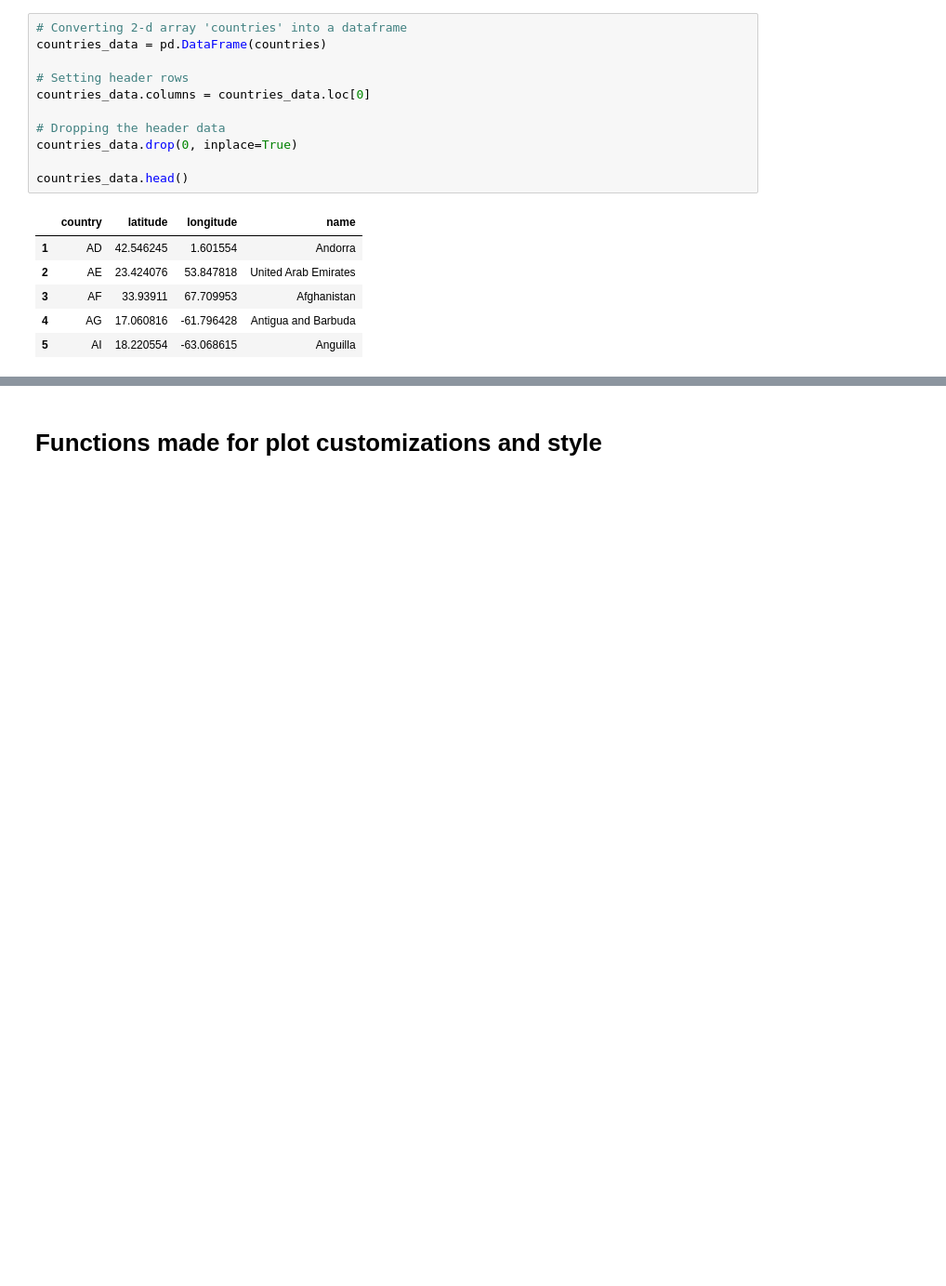
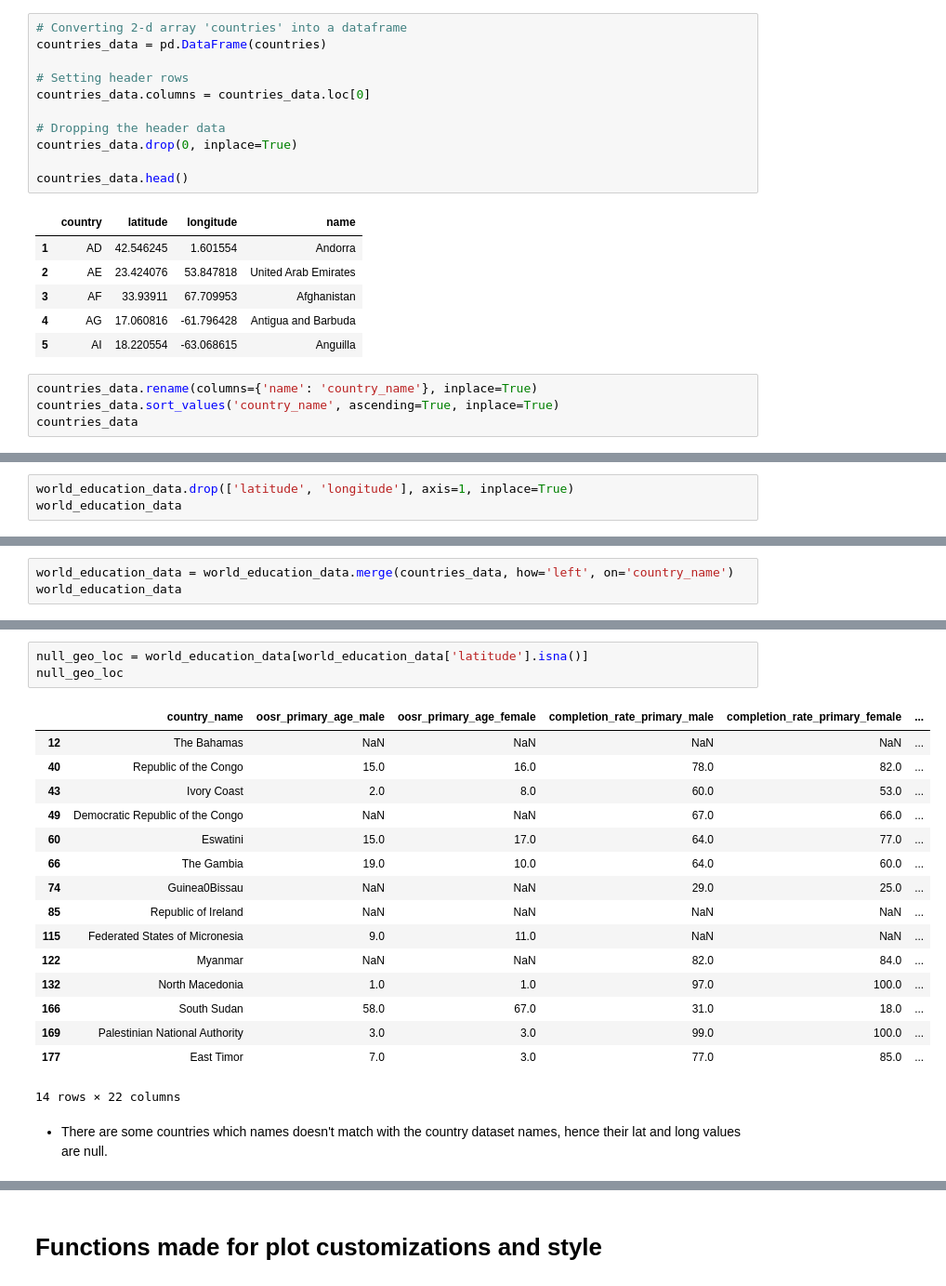
Before and after one commit to ali-bin-kashif/world-educational-dataset-analysis, a Jupyter notebook: world-education-data-analysis.ipynb, the cells around one changed output, grey strips where cells are left out. Shown: that part at 93% size. Cells and saved outputs as stored; diff of their text form; blank space fills up the shorter version.

```diff
--- a/world-education-data-analysis.ipynb
+++ b/world-education-data-analysis.ipynb
@@ -377,3 +389,7 @@ countries_data.head()
 | 3 | AF | 33.93911 | 67.709953 | Afghanistan |
 | 4 | AG | 17.060816 | -61.796428 | Antigua and Barbuda |
 | 5 | AI | 18.220554 | -63.068615 | Anguilla |
+# %%
+countries_data.rename(columns={'name': 'country_name'}, inplace=True)
+countries_data.sort_values('country_name', ascending=True, inplace=True)
+countries_data
@@ -379,0 +410,3 @@ countries_data.head()
+# %%
+world_education_data.drop(['latitude', 'longitude'], axis=1, inplace=True)
+world_education_data
@@ -379,0 +427,3 @@ countries_data.head()
+# %%
+world_education_data = world_education_data.merge(countries_data, how='left', on='country_name')
+world_education_data
@@ -379,0 +444,22 @@ countries_data.head()
+# %%
+null_geo_loc = world_education_data[world_education_data['latitude'].isna()]
+null_geo_loc
+# %% [output]
+|  | country_name | oosr_primary_age_male | oosr_primary_age_female | completion_rate_primary_male | completion_rate_primary_female | ... |
+| 12 | The Bahamas | NaN | NaN | NaN | NaN | ... |
+| 40 | Republic of the Congo | 15.0 | 16.0 | 78.0 | 82.0 | ... |
+| 43 | Ivory Coast | 2.0 | 8.0 | 60.0 | 53.0 | ... |
+| 49 | Democratic Republic of the Congo | NaN | NaN | 67.0 | 66.0 | ... |
+| 60 | Eswatini | 15.0 | 17.0 | 64.0 | 77.0 | ... |
+| 66 | The Gambia | 19.0 | 10.0 | 64.0 | 60.0 | ... |
+| 74 | Guinea0Bissau | NaN | NaN | 29.0 | 25.0 | ... |
+| 85 | Republic of Ireland | NaN | NaN | NaN | NaN | ... |
+| 115 | Federated States of Micronesia | 9.0 | 11.0 | NaN | NaN | ... |
+| 122 | Myanmar | NaN | NaN | 82.0 | 84.0 | ... |
+| 132 | North Macedonia | 1.0 | 1.0 | 97.0 | 100.0 | ... |
+| 166 | South Sudan | 58.0 | 67.0 | 31.0 | 18.0 | ... |
+| 169 | Palestinian National Authority | 3.0 | 3.0 | 99.0 | 100.0 | ... |
+| 177 | East Timor | 7.0 | 3.0 | 77.0 | 85.0 | ... |
+14 rows × 22 columns
+# %% [markdown]
+- There are some countries which names doesn't match with the country dataset names, hence their lat and long values are null.
```
Also changed, not shown: parts of 31 cells of this notebook.
